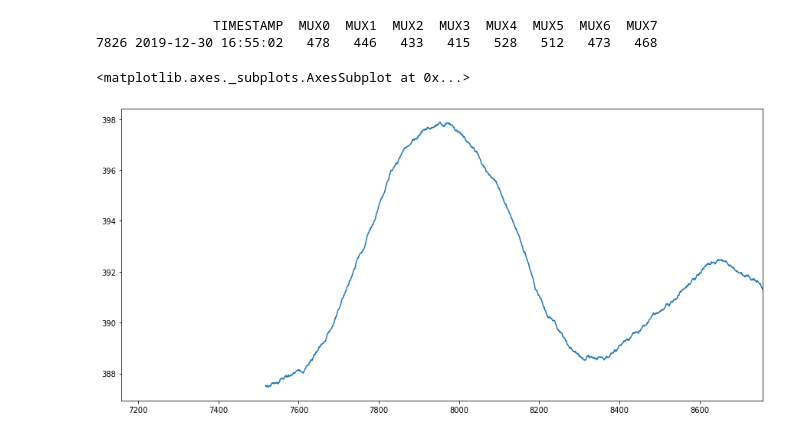
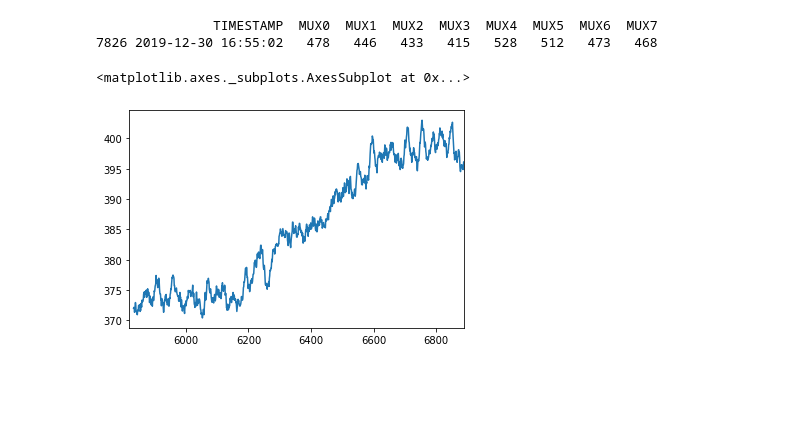
Before and after one commit to mygs/babilonia, a Jupyter notebook: research/mux-capacitive/moisture.ipynb, the cells around one changed output. Saved outputs shown, nothing was run; the diff lists cells and outputs as text; code cells hidden in the pictures; blank space fills up the shorter version.

```diff
--- a/research/mux-capacitive/moisture.ipynb
+++ b/research/mux-capacitive/moisture.ipynb
@@ -368,9 +381,8 @@ print(df2001[df2001['MUX3'] == df2001['MUX3'].max()])
 # %% [output]
                TIMESTAMP  MUX0  MUX1  MUX2  MUX3  MUX4  MUX5  MUX6  MUX7
 7826 2019-12-30 16:55:02   478   446   433   415   528   512   473   468
-# %%
-#df2001[(df2001['TIMESTAMP'] > '2019-12-30 16:30:00') & (df2001['TIMESTAMP'] < '2019-12-30 17:30:00')].plot(x='TIMESTAMP', y='MUX3')
-df2001[(df2001['TIMESTAMP'] > '2019-12-30 16:30:00') & (df2001['TIMESTAMP'] < '2019-12-30 17:30:00')]['MUX3'].rolling(360).mean().plot()
-# %% [output]
-<matplotlib.axes._subplots.AxesSubplot at 0x...>
-[figure, removed]
+# %%
+df2001[(df2001['TIMESTAMP'] > '2019-12-30 15:40:00') & (df2001['TIMESTAMP'] < '2019-12-30 16:20:00')]['MUX3'].rolling(15).mean().plot()
+# %% [output]
+<matplotlib.axes._subplots.AxesSubplot at 0x...>
+[figure, added]
```
Also changed, not shown: parts of 12 cells of this notebook, 4 other files.
